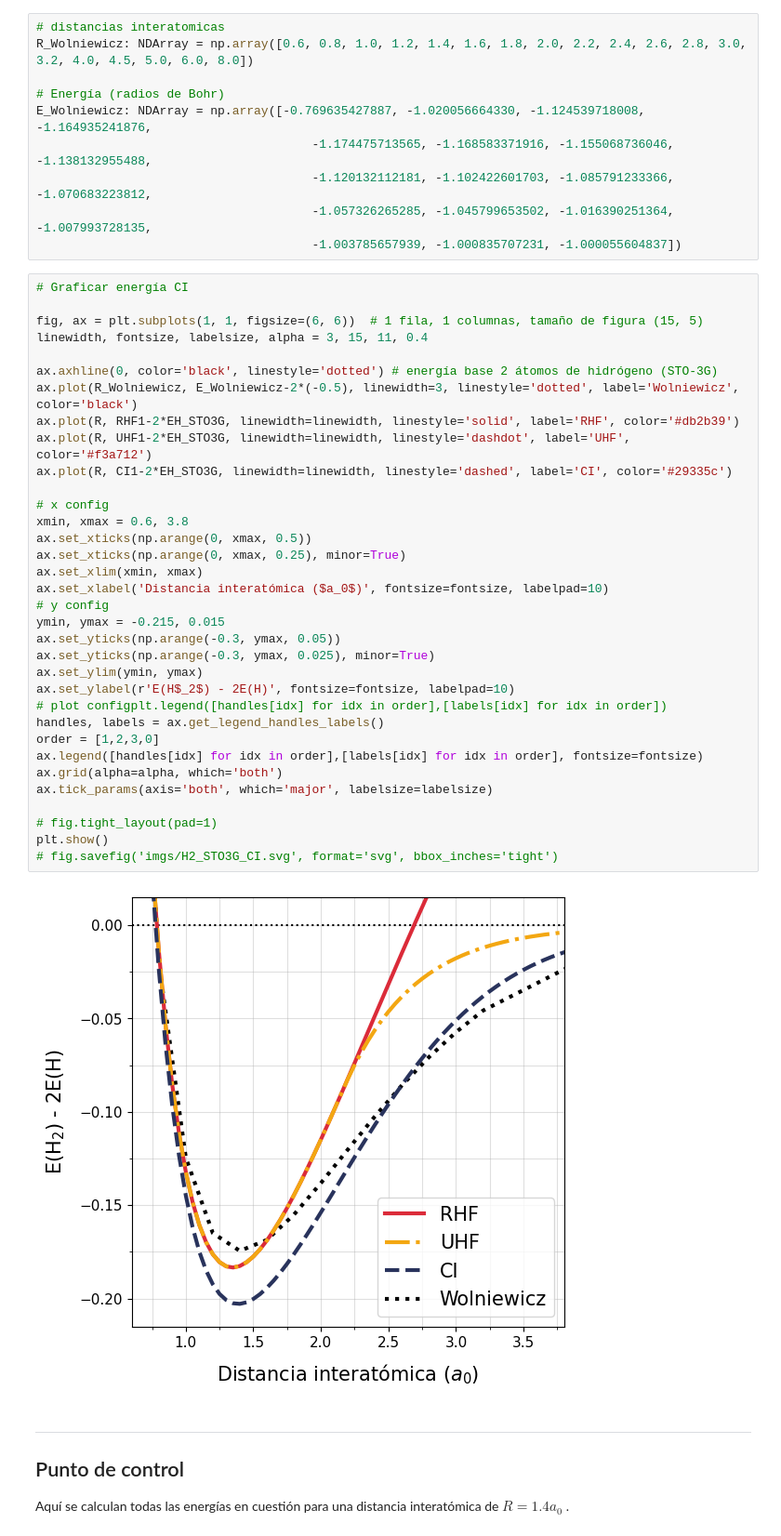
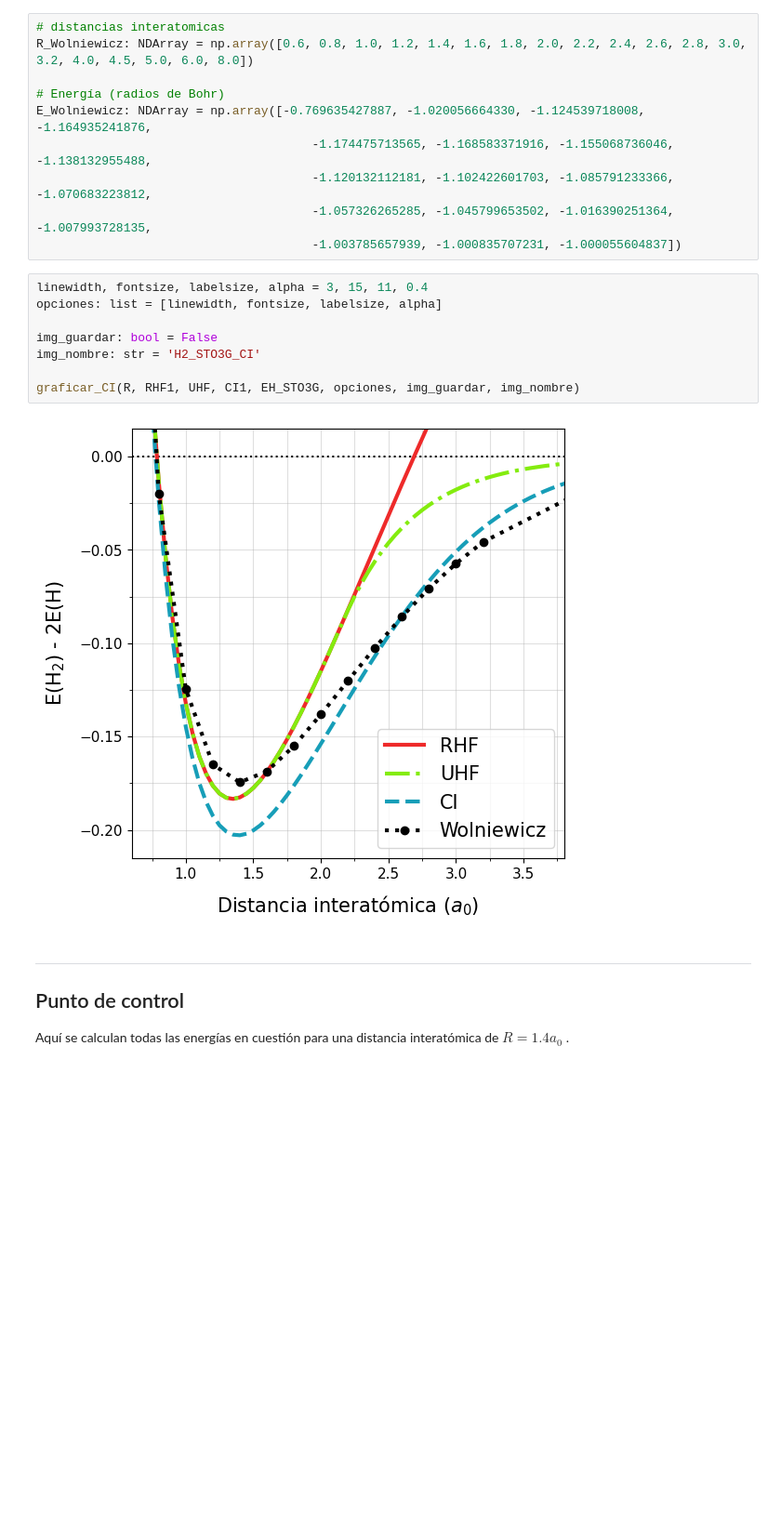
Before and after one commit to ro-sgr/tesis-licenciatura, a Jupyter notebook: (4) H2.ipynb, the cells around one changed output. Shown: that part at 93% size. Cells and saved outputs as stored; diff of their text form; blank space fills up the shorter version.

```diff
--- a/(4) H2.ipynb
+++ b/(4) H2.ipynb
@@ -323,42 +244,16 @@ E_Wolniewicz: NDArray = np.array([-0.769635427887, -1.020056664330, -1.124539718
                                       -1.120132112181, -1.102422601703, -1.085791233366, -1.070683223812,
                                       -1.057326265285, -1.045799653502, -1.016390251364, -1.007993728135,
                                       -1.003785657939, -1.000835707231, -1.000055604837])
-# %%
-# Graficar energía CI
-
-fig, ax = plt.subplots(1, 1, figsize=(6, 6))  # 1 fila, 1 columnas, tamaño de figura (15, 5)
-linewidth, fontsize, labelsize, alpha = 3, 15, 11, 0.4
-
-ax.axhline(0, color='black', linestyle='dotted') # energía base 2 átomos de hidrógeno (STO-3G)
-ax.plot(R_Wolniewicz, E_Wolniewicz-2*(-0.5), linewidth=3, linestyle='dotted', label='Wolniewicz', color='black')
-ax.plot(R, RHF1-2*EH_STO3G, linewidth=linewidth, linestyle='solid', label='RHF', color='#db2b39')
-ax.plot(R, UHF1-2*EH_STO3G, linewidth=linewidth, linestyle='dashdot', label='UHF', color='#f3a712')
-ax.plot(R, CI1-2*EH_STO3G, linewidth=linewidth, linestyle='dashed', label='CI', color='#29335c')
-
-# x config
-xmin, xmax = 0.6, 3.8
-ax.set_xticks(np.arange(0, xmax, 0.5))
-ax.set_xticks(np.arange(0, xmax, 0.25), minor=True)
-ax.set_xlim(xmin, xmax)
-ax.set_xlabel('Distancia interatómica ($a_0$)', fontsize=fontsize, labelpad=10)
-# y config
-ymin, ymax = -0.215, 0.015
-ax.set_yticks(np.arange(-0.3, ymax, 0.05))
-ax.set_yticks(np.arange(-0.3, ymax, 0.025), minor=True)
-ax.set_ylim(ymin, ymax)
-ax.set_ylabel(r'E(H$_2$) - 2E(H)', fontsize=fontsize, labelpad=10)
-# plot configplt.legend([handles[idx] for idx in order],[labels[idx] for idx in order])
-handles, labels = ax.get_legend_handles_labels()
-order = [1,2,3,0]
-ax.legend([handles[idx] for idx in order],[labels[idx] for idx in order], fontsize=fontsize)
-ax.grid(alpha=alpha, which='both')
-ax.tick_params(axis='both', which='major', labelsize=labelsize)
-
-# fig.tight_layout(pad=1)
-plt.show()
-# fig.savefig('imgs/H2_STO3G_CI.svg', format='svg', bbox_inches='tight')
-# %% [output]
-[figure, removed]
+# %%
+linewidth, fontsize, labelsize, alpha = 3, 15, 11, 0.4
+opciones: list = [linewidth, fontsize, labelsize, alpha]
+
+img_guardar: bool = False
+img_nombre: str = 'H2_STO3G_CI'
+
+graficar_CI(R, RHF1, UHF, CI1, EH_STO3G, opciones, img_guardar, img_nombre)
+# %% [output]
+[figure, added]
 # %% [markdown]
 ---
 ## Punto de control
```
Also changed, not shown: parts of 18 cells of this notebook, 23 other files.
